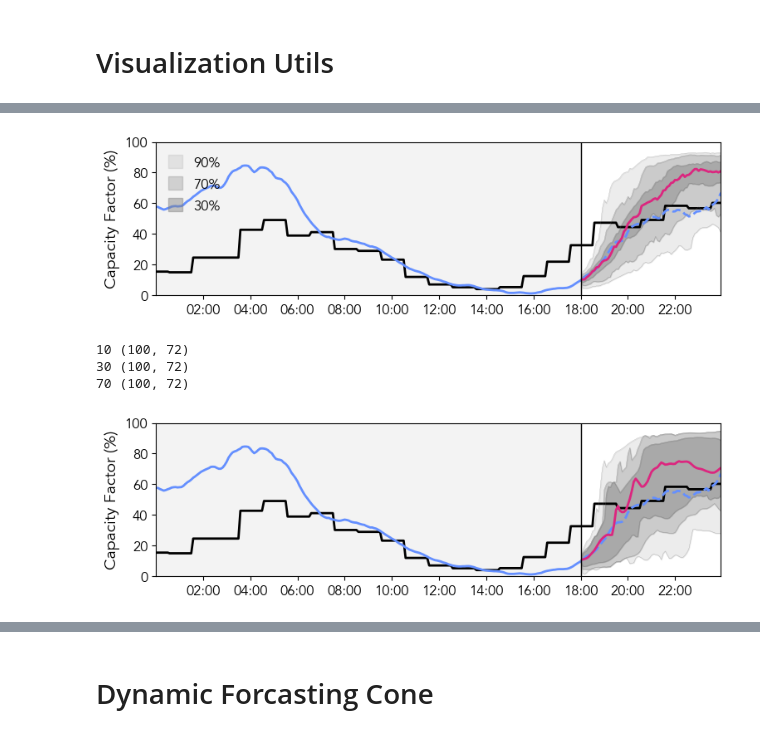
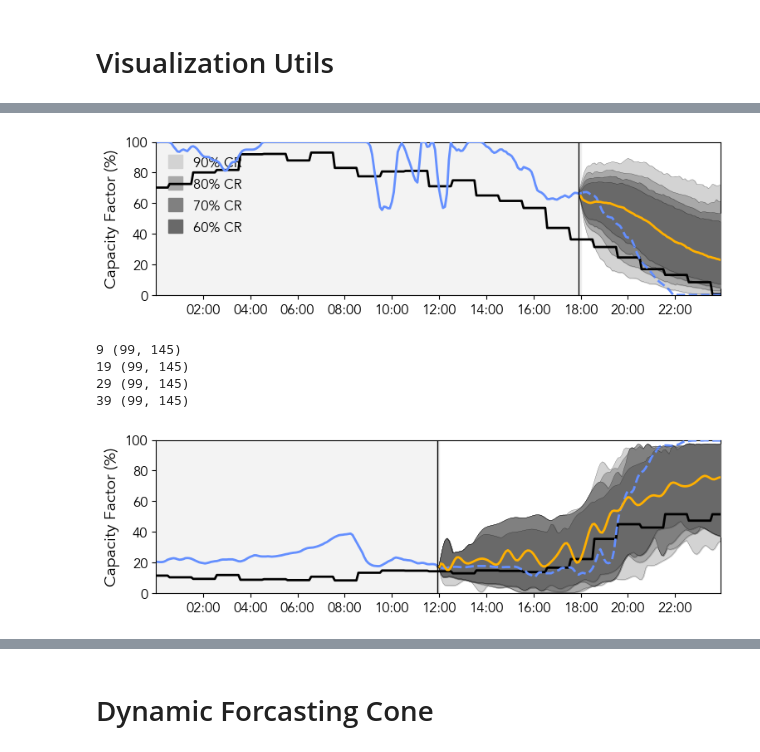
Before and after one commit to gterren/functional_forecast_dynamic_update, a Jupyter notebook: wind_ffc_viz.ipynb, the cells around one changed output, grey strips where cells are left out. Saved outputs shown, nothing was run; the diff lists cells and outputs as text; code cells hidden in the pictures.

```diff
--- a/wind_ffc_viz.ipynb
+++ b/wind_ffc_viz.ipynb
@@ -28,17 +28,13 @@ from statsmodels.distributions.empirical_distribution import ECDF
 from functional_utils import (_fDepth,
                               _fQuantile,
                               _bootstrap_fDepth,
-                              _bootrapped_confidence_intervals_from_fDepth,
-                              _confidence_intervals_from_fDepth,
-                              _confidence_intervals_from_eCDF)
+                              _bootrapped_confidence_bands_from_fDepth,
+                              _confidence_bands_from_fDepth,
+                              _confidence_bands_from_eCDF)
 
-from loading_utils import (_process_wind_metadata,
-                           _process_testing_curves,
-                           _process_testing_forecasts,
-                           _process_training_curves,
-                           _process_traning_forecasts)
-
-from scores_utils import *
+from ffc_utils import (_fknn_forecast_dynamic_update,
+                       _haversine_dist,
+                       _silverman_rule)
 
 plt.rcParams["legend.handlelength"] = 1
 plt.rcParams["legend.handleheight"] = 1.125
@@ -47,9 +43,13 @@ plt.rcParams["font.family"]         = "Avenir"
 path_to_fDepth = "/Users/Guille/Desktop/dynamic_update/functional_forecast_dynamic_update/fDepth"
 path_to_data   = "/Users/Guille/Desktop/dynamic_update/data"
 path_to_images = "/Users/Guille/Desktop/dynamic_update/images"
+path_to_params = "/Users/Guille/Desktop/dynamic_update/params"
 
 # Loading color palette
 palette_ = pd.read_csv(path_to_data + "/palette.csv")
+print(palette_)
 
 # Loading Texas map
 TX_ = gpd.read_file(path_to_data + "/maps/TX/State.shp")
+
+resource = 'wind'
@@ -57,8 +68,6 @@ TX_ = gpd.read_file(path_to_data + "/maps/TX/State.shp")
 # Historical random curves and day-ahead forecasts
 # %%
 T = 288
-resource = 'wind'
-
 # Load 2017 data as training set
 with open(path_to_data + f"/linear_preprocessed_{resource}_2017.pkl", 'rb') as f:
     _data = pkl.load(f)
@@ -112,9 +121,7 @@ E_ts_[E_ts_ < 0.] = 0.
 
 # Format training set from day x interval x asset to [day * asset] x interval
 E_ts_lin_ = E_ts_.copy()
-E_tr_lin_ = np.concatenate([E_tr_[..., k]
-                            for k in range(E_tr_.shape[2])], axis = 0)
-
+E_tr_lin_ = np.concatenate([E_tr_[..., k] for k in range(E_tr_.shape[2])], axis = 0)
 print(E_tr_lin_.shape, E_ts_lin_.shape)
 # %% [output]
 (187,) (104544, 187) (104544, 187)
@@ -243,7 +238,7 @@ print(t_tr_.shape, t_ts_.shape)
 (187, 2) (187,) (364, 288, 187) (364, 288, 187) (364, 288)
 (67881,) (364,)
 # %%
-params_ = pd.read_csv(path_to_data + f'/interp_{resource}_dynamic_update_param.csv',
-                      index_col = 0)
-
-params_.columns = params_.columns.astype(int)
+hyper_         = pd.read_csv(path_to_params + f'/{resource}-observation-params_val.csv')
+hyper_         = hyper_.set_index("parameter")
+hyper_.columns = hyper_.columns.astype(int)
+print(hyper_)
@@ -1436,13 +1430,13 @@ m_, _upper, _lower = _bootrapped_confidence_intervals_from_fDepth(M_, alpha_, de
 # %%
 # Calculate confidence intervals from Directional Quantiles
-alpha_ = [0.1, 0.3, 0.7]
-m_, _upper, _lower = _confidence_intervals_from_eCDF(M_, alpha_)
+alpha_ = [0.1, 0.2, 0.3, 0.4]
+m_, _U, _L = _confidence_bands_from_eCDF(M_interp_, alpha_)
 
 _fig, _ax = plt.subplots(1, 1,
                         figsize=(7.5, 2.25),
                         layout="constrained")
 
-_plot_envelop(_ax, _upper, _lower, f_, e_, f_hat_, m_, dt_, dx_, t,
+_plot_envelop(_ax, _U, _L, f_, e_, f_hat_, m_, dt_, dx_, t,
               legend_1 = False,
               legend_2 = True)
 
@@ -1450,28 +1444,29 @@ plt.savefig(path_to_images + f"/EDF_envelop_{file_name}.png",
             bbox_inches="tight",
             dpi=600)
 # %% [output]
-[figure, old version]
+[figure, new version]
 # %%
 # Calculate confidence intervals from Directional Quantiles
-alpha_ = [0.1, 0.3, 0.7]
-depth  = 'DQ'
+alpha_ = [0.1, 0.2, 0.3, 0.4]
+depth  = 'LD'
 
-m_, _upper, _lower = _confidence_intervals_from_fDepth(M_, alpha_, depth, path_to_fDepth)
+m_, _U, _L = _confidence_bands_from_fDepth(M_interp_, alpha_, depth, path_to_fDepth)
 
 _fig, _ax = plt.subplots(1, 1,
                         figsize=(7.5, 2.25),
                         layout="constrained")
 
 
-_plot_envelop(_ax, _upper, _lower, f_, e_, f_hat_, m_, dt_, dx_, t,
+_plot_envelop(_ax, _U, _L, f_, e_, f_hat_, m_, dt_, dx_, t,
               legend_1 = False,
               legend_2 = False)
 
 plt.savefig(path_to_images + f"/{depth}_envelop_{file_name}.png",
             bbox_inches="tight",
             dpi=600)
 # %% [output]
-10 (100, 72)
-30 (100, 72)
-70 (100, 72)
+9 (99, 145)
+19 (99, 145)
+29 (99, 145)
+39 (99, 145)
-[figure, old version]
+[figure, new version]
```
Also changed, not shown: parts of 37 cells of this notebook, 8 other files.
